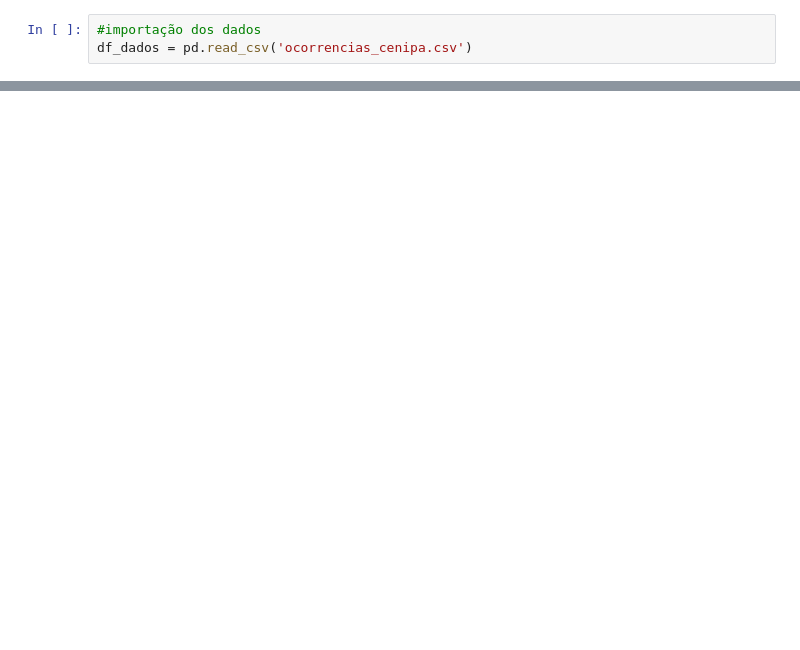
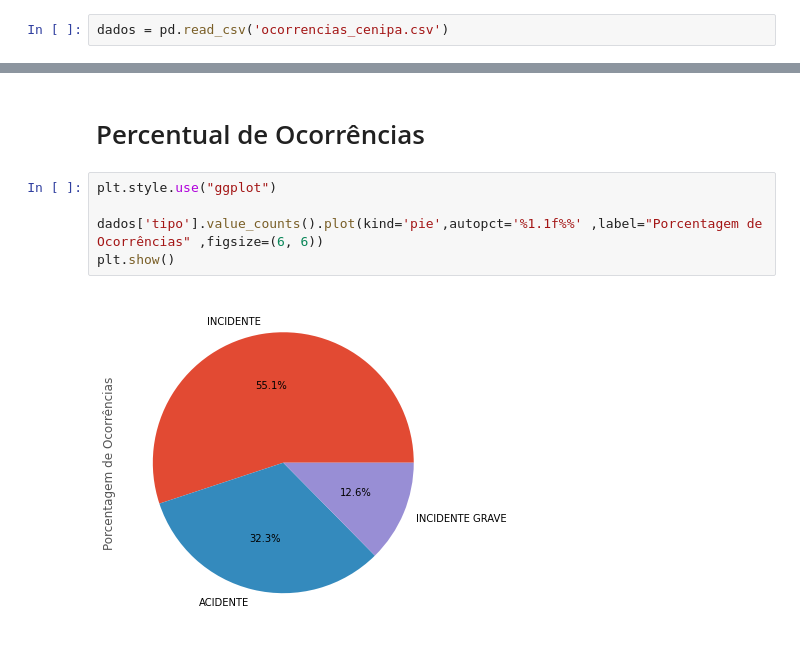
Before and after one commit to ViniciusLibarino/projeto-governanca, a Jupyter notebook: Acidentes_Aereos_Ocorridos_no_Brasil_de_2010_a_2019.ipynb, the cells around one changed output, grey strips where cells are left out. Drawn from its saved outputs; the diff is of its cells as text; blank space fills up the shorter version.

```diff
--- a/Acidentes_Aereos_Ocorridos_no_Brasil_de_2010_a_2019.ipynb
+++ b/Acidentes_Aereos_Ocorridos_no_Brasil_de_2010_a_2019.ipynb
@@ -13,3 +48,2 @@ import statistics as static
 # %%
-#importação dos dados
-df_dados = pd.read_csv('ocorrencias_cenipa.csv')
+dados = pd.read_csv('ocorrencias_cenipa.csv')
@@ -45,0 +50,9 @@ df_dados.head()
+# %% [markdown]
+# Percentual de Ocorrências
+# %%
+plt.style.use("ggplot")
+
+dados['tipo'].value_counts().plot(kind='pie',autopct='%1.1f%%' ,label="Porcentagem de Ocorrências" ,figsize=(6, 6))
+plt.show()
+# %% [output]
+[figure, added]
```
Also changed, not shown: parts of 34 cells of this notebook.
